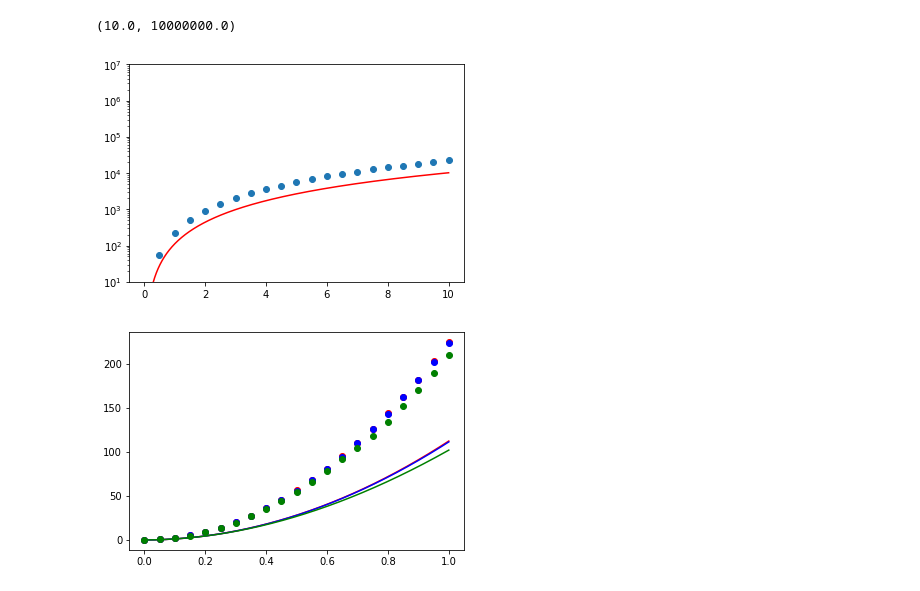
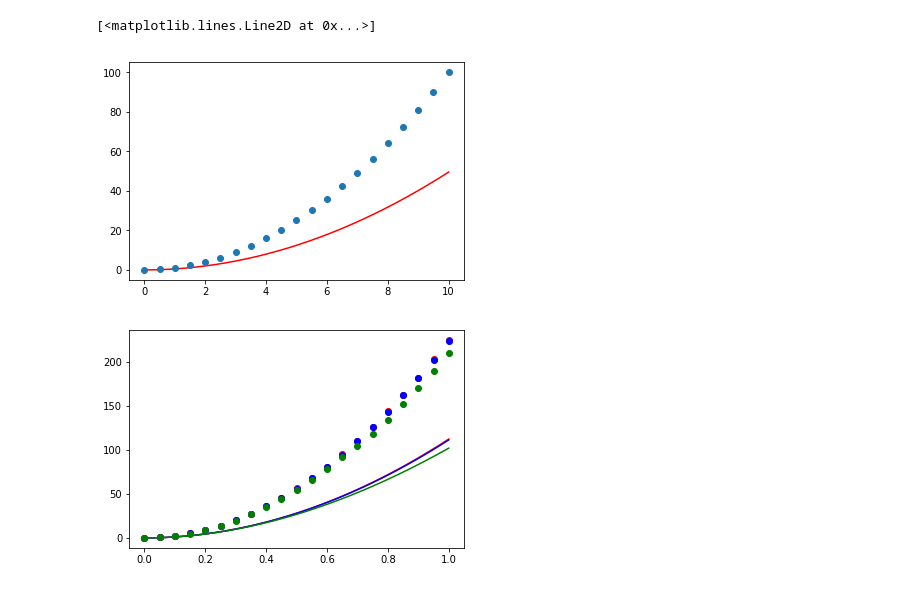
Before and after one commit to QHwan/SpermSimulator, a Jupyter notebook: simulator.ipynb, the cells around one changed output. Cells and saved outputs as stored; diff of their text form; code cells hidden in the pictures.

```diff
--- a/simulator.ipynb
+++ b/simulator.ipynb
@@ -37,13 +36,12 @@ def simulation(v0, Dr, dt, step):
 
     return(t, x, y, r2)
 # %%
-Dr_list = [0.003, 0.03, 0.3]
 Dr_list = [0.003]
 r2_mat = []
 
 for i, Dr in enumerate(Dr_list):
     for j in range(10):
-        t, x, y, r2 = simulation(v0=15, Dr=Dr, dt=0.001, step=1e4)
+        t, x, y, r2 = simulation(v0=1, Dr=Dr, dt=0.001, step=1e4)
         r2_mat.append(r2)
 r2_mat = np.array(r2_mat).T
 # %%
@@ -51,12 +49,12 @@ def diff(t, v0, Dr):
     return v0*v0/Dr/Dr*(Dr*t + np.exp(-Dr*t) - 1)
 # %%
 plt.errorbar(t[::500], np.mean(r2_mat, axis=1)[::500], yerr=np.std(r2_mat, axis=1)[::500], fmt='o')
-plt.plot(t, diff(t,v0, Dr=0.03), c='red')
-plt.yscale('log')
-plt.ylim((1e1, 1e7))
+plt.plot(t, diff(t,v0=1, Dr=0.003), c='red')
+#plt.yscale('log')
+#plt.ylim((1e1, 1e7))
 # %% [output]
-(10.0, 10000000.0)
+[<matplotlib.lines.Line2D at 0x...>]
-[figure, old version]
+[figure, new version]
 # %%
 t = r2_mat[:,0]
 Dr_list = [0.003, 0.03, 0.3]
```
Also changed, not shown: parts of 1 cell of this notebook.
